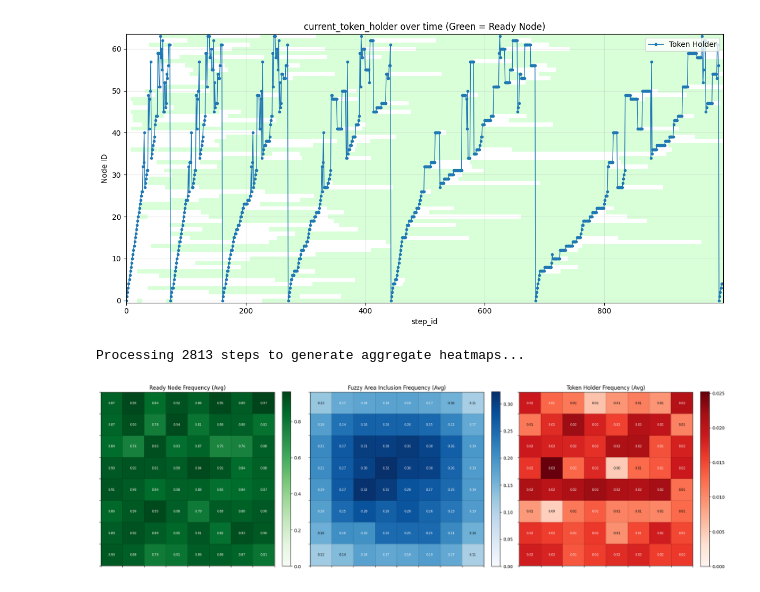
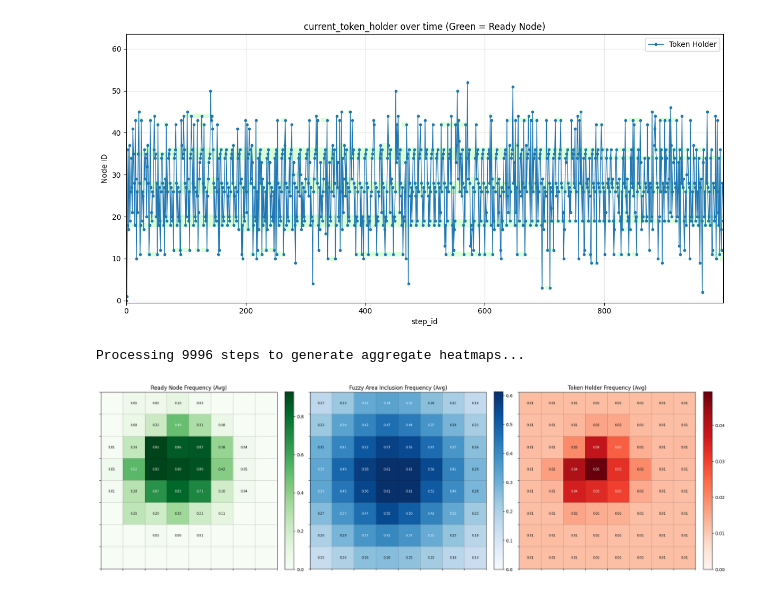
Before and after one commit to Jain-Nishkarsh/WiNoC-SOP, a Jupyter notebook: results/evaluate.ipynb, the cells around one changed output. Cells and saved outputs as stored; diff of their text form; code cells hidden in the pictures.

```diff
--- a/results/evaluate.ipynb
+++ b/results/evaluate.ipynb
@@ -450,7 +454,7 @@ import matplotlib.pyplot as plt
 import numpy as np
 from matplotlib.colors import ListedColormap
 
-CSV_PATH = "../bin/swj_random.csv"
+CSV_PATH = "../bin/raj_soteriou.csv"
 
 # Read CSV, ensuring ready_nodes is read as string to preserve leading zeros
 df = pd.read_csv(CSV_PATH, dtype={'ready_nodes': str})
@@ -502,13 +506,13 @@ plt.legend(loc="upper right")
 plt.tight_layout()
 plt.show()
 # %% [output]
-[figure, old version]
+[figure, new version]
 # %%
 import pandas as pd
 import matplotlib.pyplot as plt
 import numpy as np
 
-CSV_PATH = "../bin/swj_random.csv"
+CSV_PATH = "../bin/swj_soteriou.csv"
 
 # Read CSV
 df = pd.read_csv(CSV_PATH, dtype={'ready_nodes': str, 'fa_nodes': str})
@@ -558,35 +562,35 @@ def plot_heatmap(ax, data, title, cmap_name):
     im = ax.imshow(data, cmap=cmap_name, origin='upper', vmin=0)
     ax.set_title(title)
     fig.colorbar(im, ax=ax, fraction=0.046, pad=0.04)
 
     # Grid lines
     ax.set_xticks(np.arange(-.5, dim_x, 1))
     ax.set_yticks(np.arange(-.5, dim_y, 1))
     ax.set_xticklabels([])
     ax.set_yticklabels([])
     ax.grid(color='black', linestyle='-', linewidth=0.5, alpha=0.3)
 
     # Add text annotations for node IDs (optional)
     # Only show if value is significant to avoid clutter
     max_val = np.max(data)
     for y in range(dim_y):
         for x in range(dim_x):
             val = data[y, x]
             # Show value if it's non-negligible
             if val > 0.001:
                 text_color = 'white' if val > max_val/2 else 'black'
                 ax.text(x, y, f"{val:.2f}", ha='center', va='center',
                         color=text_color, fontsize=7)
 
 plot_heatmap(axes[0], ready_freq, "Ready Node Frequency (Avg)", "Greens")
 plot_heatmap(axes[1], fa_freq, "Fuzzy Area Inclusion Frequency (Avg)", "Blues")
 plot_heatmap(axes[2], holder_freq, "Token Holder Frequency (Avg)", "Reds")
 
 plt.tight_layout()
 plt.show()
 # %% [output]
-Processing 2813 steps to generate aggregate heatmaps...
+Processing 9996 steps to generate aggregate heatmaps...
-[figure, old version]
+[figure, new version]
 # %%
 import pandas as pd
 import matplotlib.pyplot as plt
```
Also changed, not shown: parts of 2 cells of this notebook, 10 other files.
